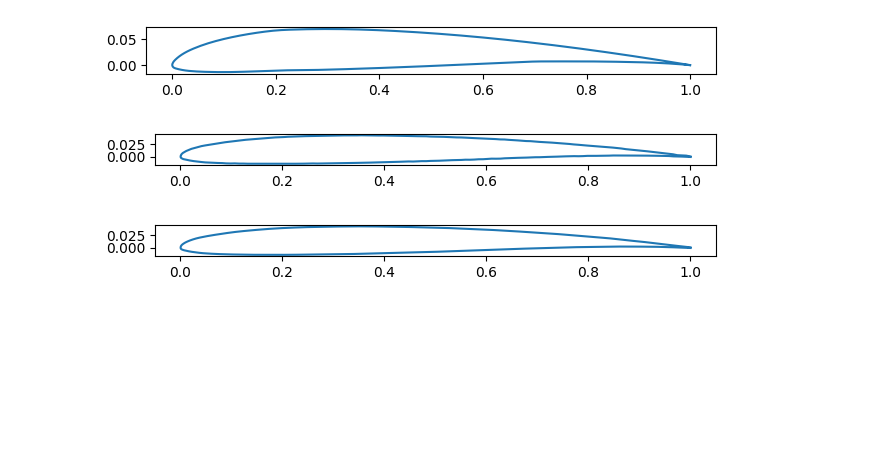
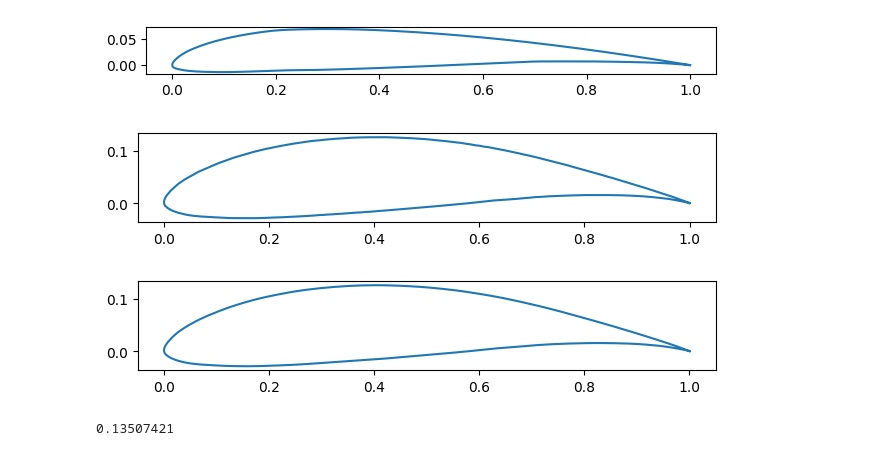
Before and after one commit to Karl-Liu-ch/DiffusionAirfoil, a Jupyter notebook: main.ipynb, the cells around one changed output. Saved outputs shown, nothing was run; the diff lists cells and outputs as text; code cells hidden in the pictures; blank space fills up the shorter version.

```diff
--- a/main.ipynb
+++ b/main.ipynb
@@ -20,16 +20,16 @@ plt.show()
 [figure]
 # %%
 sample = np.load('sample.npy')
-sample = np.squeeze(sample, axis=1)
+# sample = np.squeeze(sample, axis=1)
 # %%
-i = 10
+i = 20
 fig, axs = plt.subplots(1, 1)
 axs.plot(sample[i,:,0], sample[i,:,1])
 axs.set_aspect('equal', 'box')
 fig.tight_layout()
 plt.show()
 # %% [output]
-[figure, old version]
+[figure, new version]
 # %%
 xhat, yhat = savgol_filter((sample[i,:,0], sample[i,:,1]), 10, 3)
 fig, axs = plt.subplots(1, 1)
@@ -38,4 +38,8 @@ axs.set_aspect('equal', 'box')
 fig.tight_layout()
 plt.show()
 # %% [output]
-[figure, old version]
+[figure, new version]
+# %%
+abs(yhat[:128] - yhat[128:]).max()
+# %% [output]
+0.13507421
```
Also changed, not shown: 7 other files.
